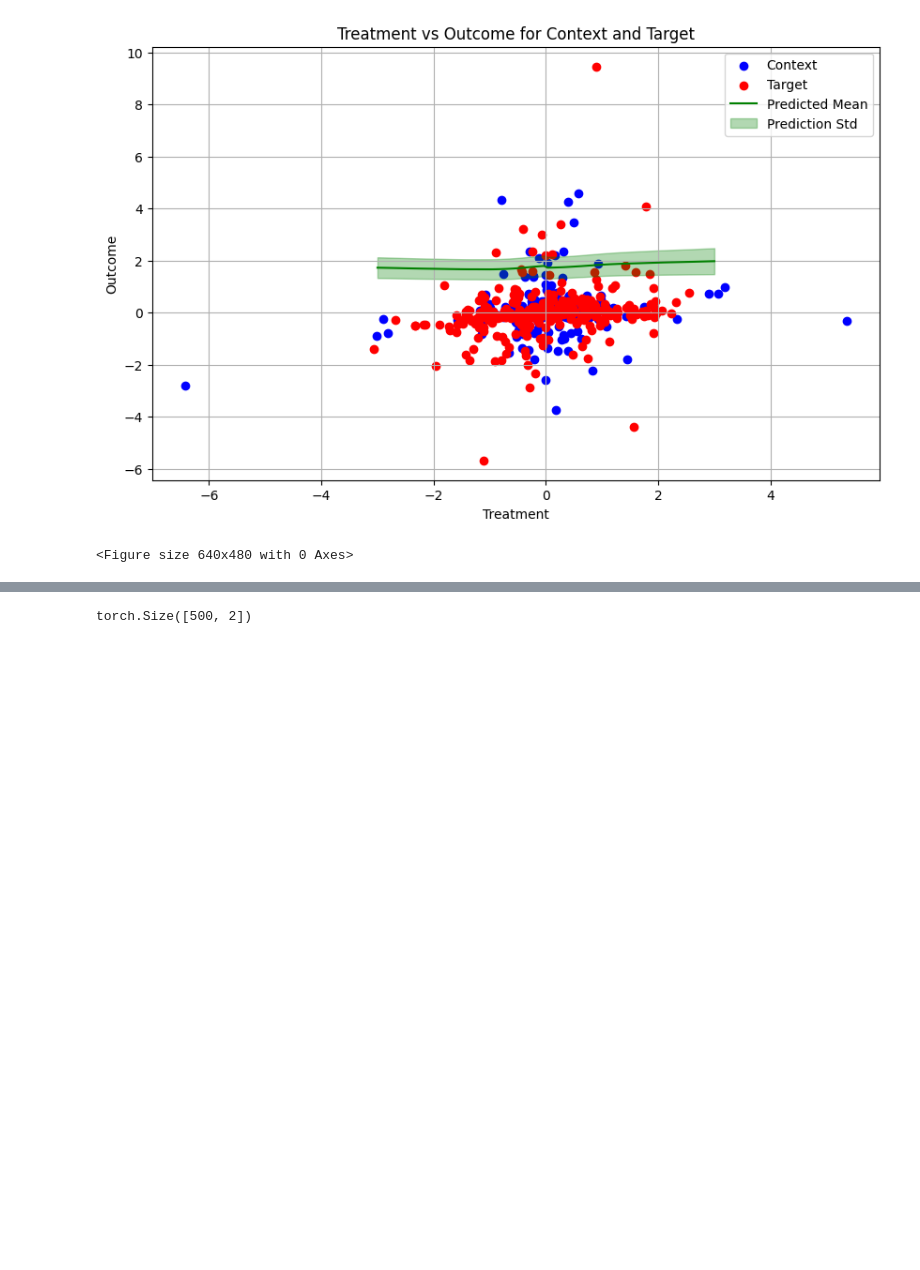
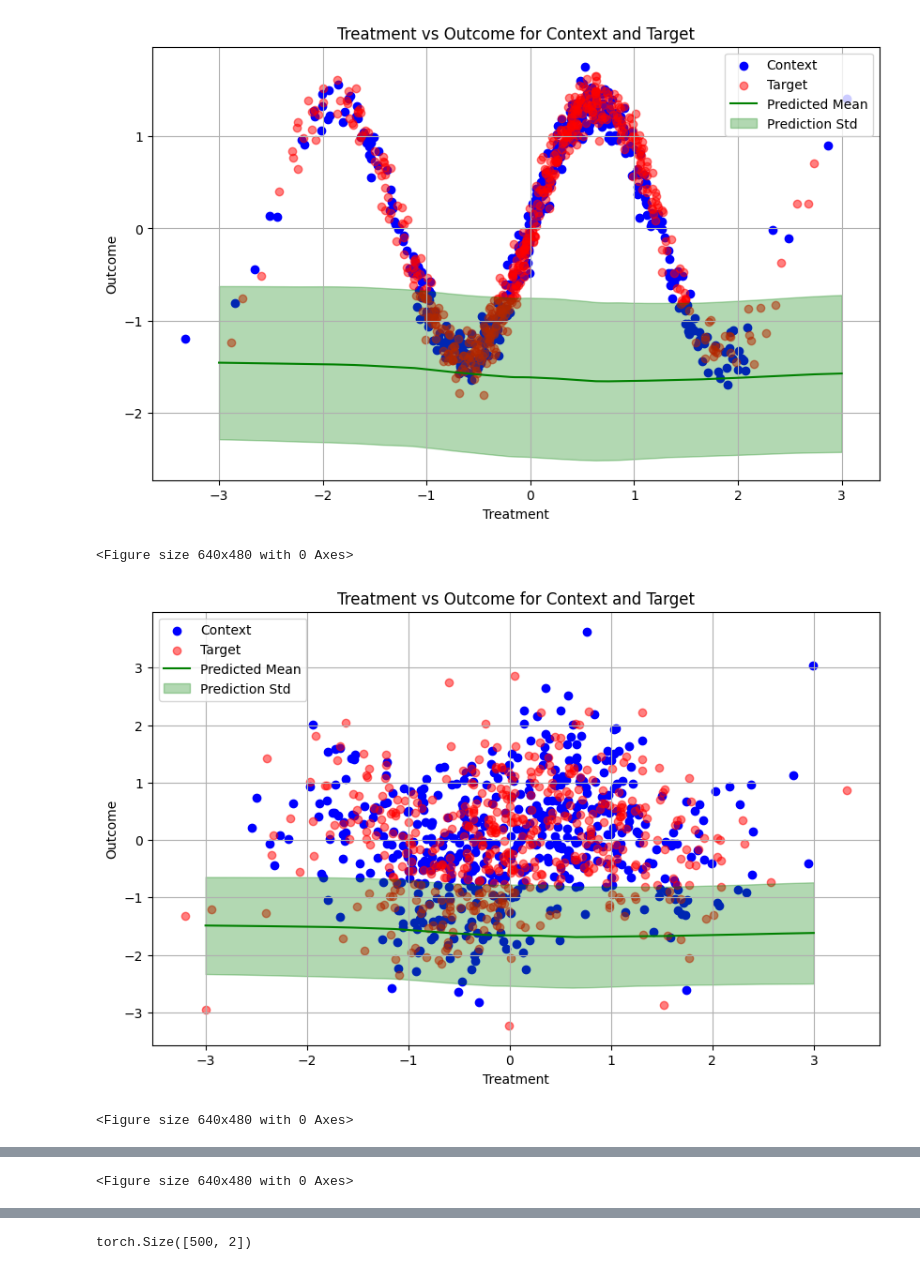
Before and after one commit to ruiziyan9/AL-CFM, a Jupyter notebook: CITNP/notebooks/plot_prediction.ipynb, the cells around one changed output, grey strips where cells are left out. Saved outputs shown, nothing was run; the diff lists cells and outputs as text; code cells hidden in the pictures; blank space fills up the shorter version.

Commit message:
Loss is not going low enough, and predictions dont look great. Need to debug.

```diff
--- a/CITNP/notebooks/plot_prediction.ipynb
+++ b/CITNP/notebooks/plot_prediction.ipynb
@@ -14,9 +14,9 @@ model_path = Path(
 )
 # %%
 DATA_ARGS = {
-    "sample_size": 500,
+    "sample_size": 1000,
     "num_variables": 2,
-    "function_generator": "neuralnet",
+    "function_generator": "sinusoid",
     "graph_type": ["ER"],
     "graph_degrees": [1],
     "iterations_per_epoch": 1,
@@ -28,8 +28,8 @@ train_dataset = InterventionDatasetGenerator(
 )
 collator = partial(
     transformer_inference_split_withpadding,
-    cntxt_split=[0.2, 0.8],
-    sample_size=500,
+    cntxt_split=[0.2, 1],
+    sample_size=1000,
 )
 loader = torch.utils.data.DataLoader(
     train_dataset, batch_size=None, shuffle=False,
@@ -44,9 +44,9 @@ MODEL_ARGS = {
     "dim_feedforward": 2048,
     "nhead": 8,
     "dropout": 0.0,
-    "num_layers_encoder": 16,
+    "num_layers_encoder": 8,
     "num_nodes": 2,
-    "device": "cuda",
+    "device": "cpu",
     "dtype": torch.float32,
 }
 
@@ -95,7 +95,7 @@ def plot_context_target_predictions(context, target, new_target, pred_mean, pred
 
     # Plot context and target data points.
     plt.scatter(context_treatment, context_outcome, color='blue', label='Context')
-    plt.scatter(target_treatment, target_outcome, color='red', label='Target')
+    plt.scatter(target_treatment, target_outcome, color='red', label='Target', alpha=0.5)
 
     # Plot the predicted mean as a line.
     plt.plot(new_target_treatment, pred_mean_outcome, 'g-', label='Predicted Mean')
@@ -114,33 +114,38 @@ def plot_context_target_predictions(context, target, new_target, pred_mean, pred
     plt.show()
     plt.clf()
 # %%
+DEVICE = "cuda"
+
 model.train()
-model.to("cuda")
-for batch in loader:
-    context, target, intvn_indices, outcome_indices, masks = send_to_device(
-        list(batch),
-        device="cuda",
-    )
-    new_target = torch.linspace(-3, 3, 100).unsqueeze(1).repeat(
-        1, 2
-    )[None, :, :, None]
-    new_target = new_target.to("cuda")
-    mean, std = model(
-        context_data=context,
-        target_data=new_target,
-        intervention_index=intvn_indices,
-        outcome_index=outcome_indices,
-        variable_mask=None,
-    )
-    plot_context_target_predictions(
-        context=context,
-        target=target,
-        new_target=new_target,
-        pred_mean=mean,
-        pred_std=std,
-        treatment_idx=intvn_indices,
-        outcome_index=outcome_indices,
-    )
+model.to(DEVICE)
+for iteration in range(10):
+    for batch in loader:
+        context, target, intvn_indices, outcome_indices, masks = send_to_device(
+            list(batch),
+            device=DEVICE,
+        )
+        new_target = torch.linspace(-3, 3, 300).unsqueeze(1).repeat(
+            1, 2
+        )[None, :, :, None]
+        new_target = new_target.to(DEVICE)
+        mean, std = model(
+            context_data=context,
+            target_data=new_target,
+            intervention_index=intvn_indices,
+            outcome_index=outcome_indices,
+            variable_mask=None,
+        )
+        plot_context_target_predictions(
+            context=context,
+            target=target,
+            new_target=new_target,
+            pred_mean=mean,
+            pred_std=std,
+            treatment_idx=intvn_indices,
+            outcome_index=outcome_indices,
+        )
 # %% [output]
-[figure, old version]
+[figure, new version]
 <Figure size 640x480 with 0 Axes>
+[figure, added]
+<Figure size 640x480 with 0 Axes>
@@ -146,0 +153 @@ for batch in loader:
+<Figure size 640x480 with 0 Axes>
```
Also changed, not shown: parts of 3 cells of this notebook, 6 other files.
